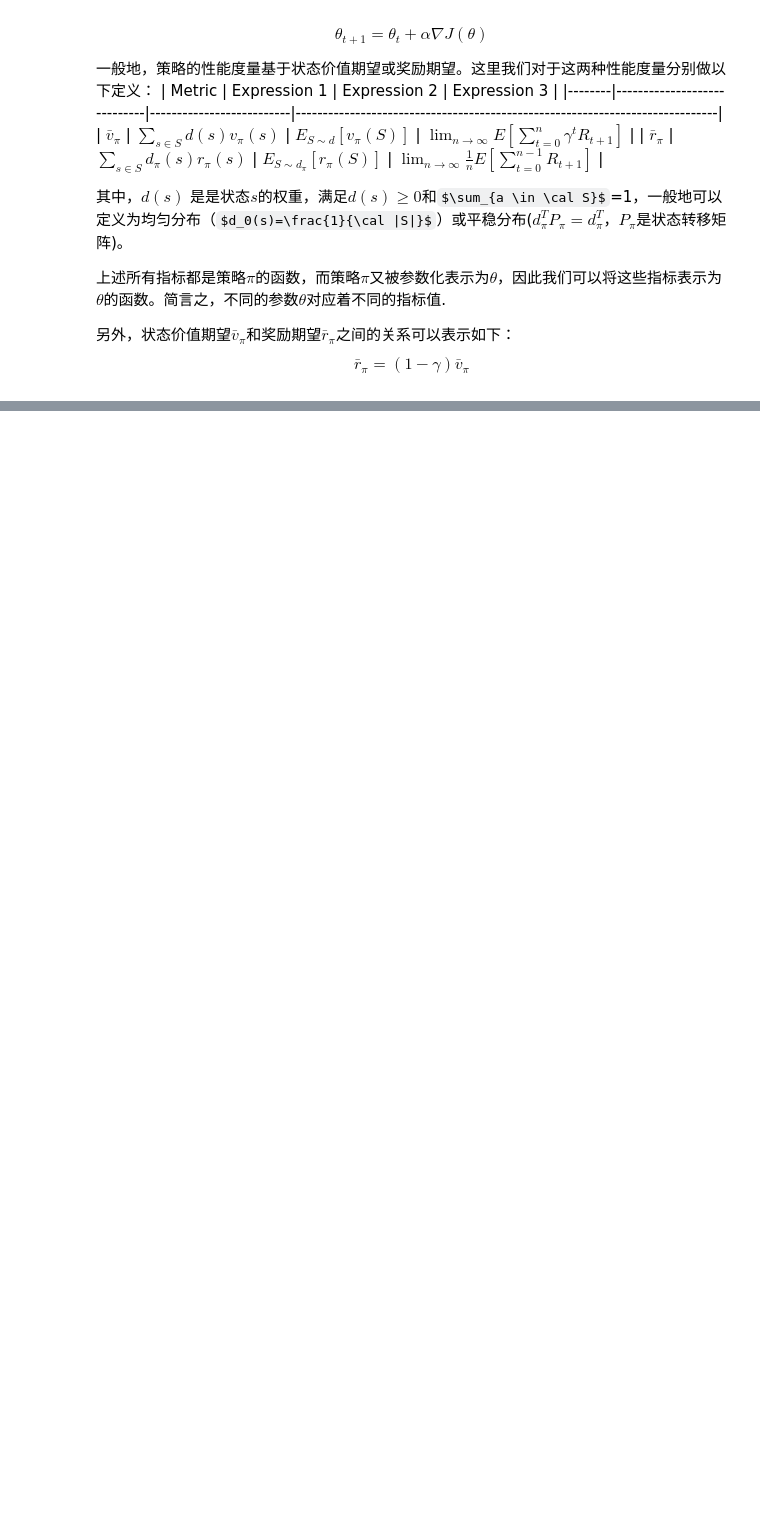
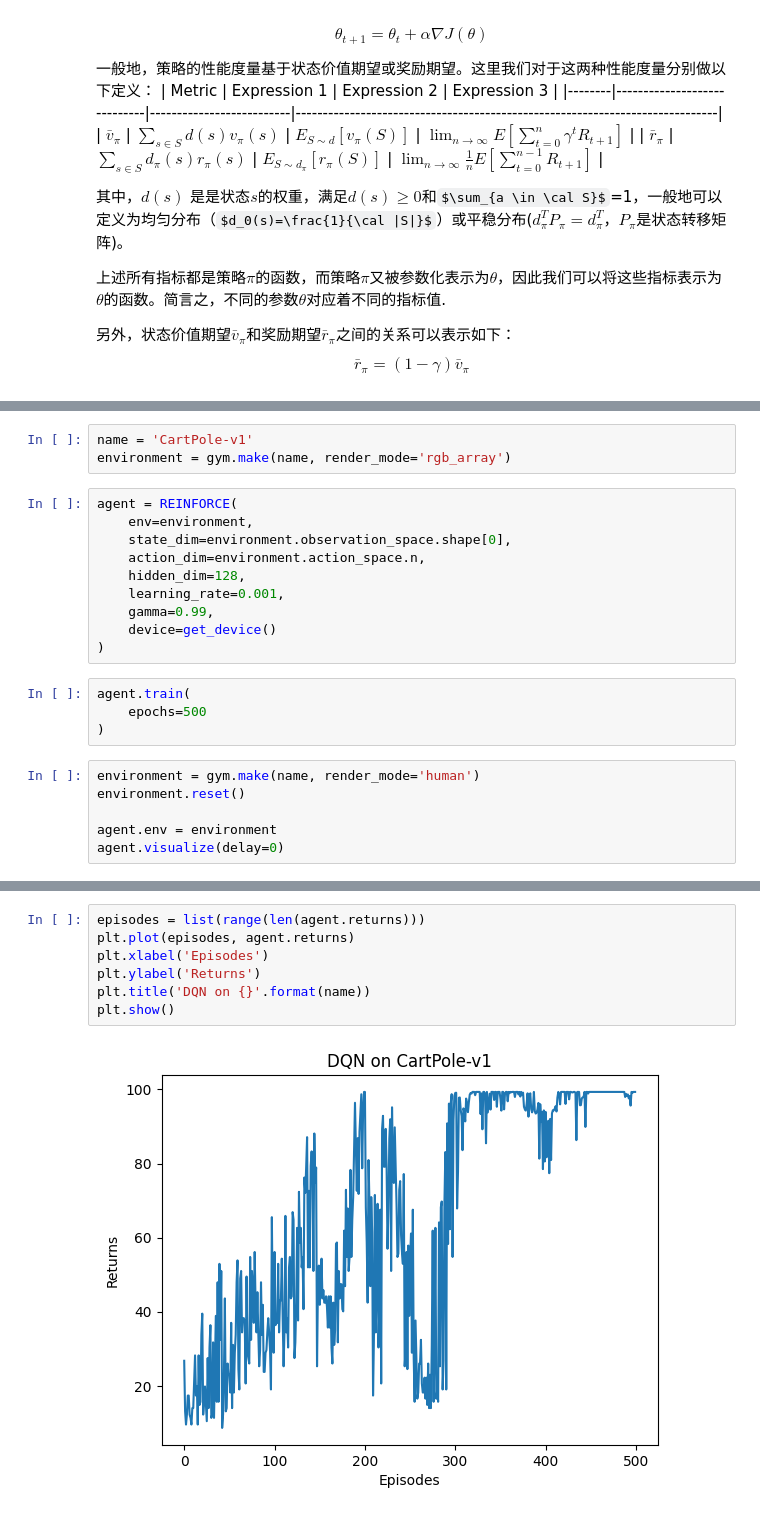
Before and after one commit to kangrl/Deep-Reinforce-Learning, a Jupyter notebook: 03 Algorithms/3.15 Policy Gradient Methods.ipynb, the cells around one changed output, grey strips where cells are left out. Drawn from its saved outputs; the diff is of its cells as text; some formulas as TeX source; blank space fills up the shorter version.

```diff
--- a/03 Algorithms/3.15 Policy Gradient Methods.ipynb
+++ b/03 Algorithms/3.15 Policy Gradient Methods.ipynb
@@ -57,0 +233,23 @@ $$
+# %%
+name = 'CartPole-v1'
+environment = gym.make(name, render_mode='rgb_array')
+# %%
+agent = REINFORCE(
+    env=environment,
+    state_dim=environment.observation_space.shape[0],
+    action_dim=environment.action_space.n,
+    hidden_dim=128,
+    learning_rate=0.001,
+    gamma=0.99,
+    device=get_device()
+)
+# %%
+agent.train(
+    epochs=500
+)
+# %%
+environment = gym.make(name, render_mode='human')
+environment.reset()
+
+agent.env = environment
+agent.visualize(delay=0)
@@ -57,0 +259,9 @@ $$
+# %%
+episodes = list(range(len(agent.returns)))
+plt.plot(episodes, agent.returns)
+plt.xlabel('Episodes')
+plt.ylabel('Returns')
+plt.title('DQN on {}'.format(name))
+plt.show()
+# %% [output]
+[figure, added]
```
Also changed, not shown: parts of 9 cells of this notebook, 3 other files.
